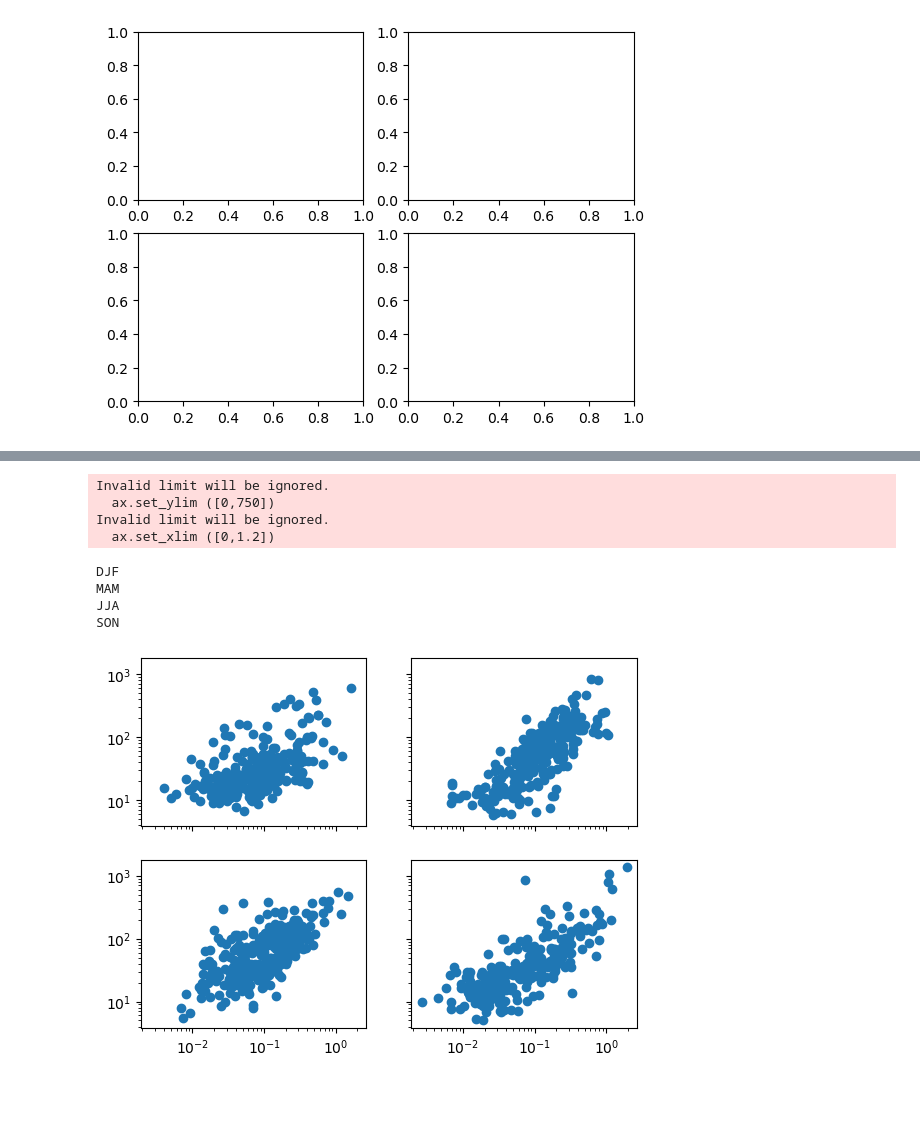
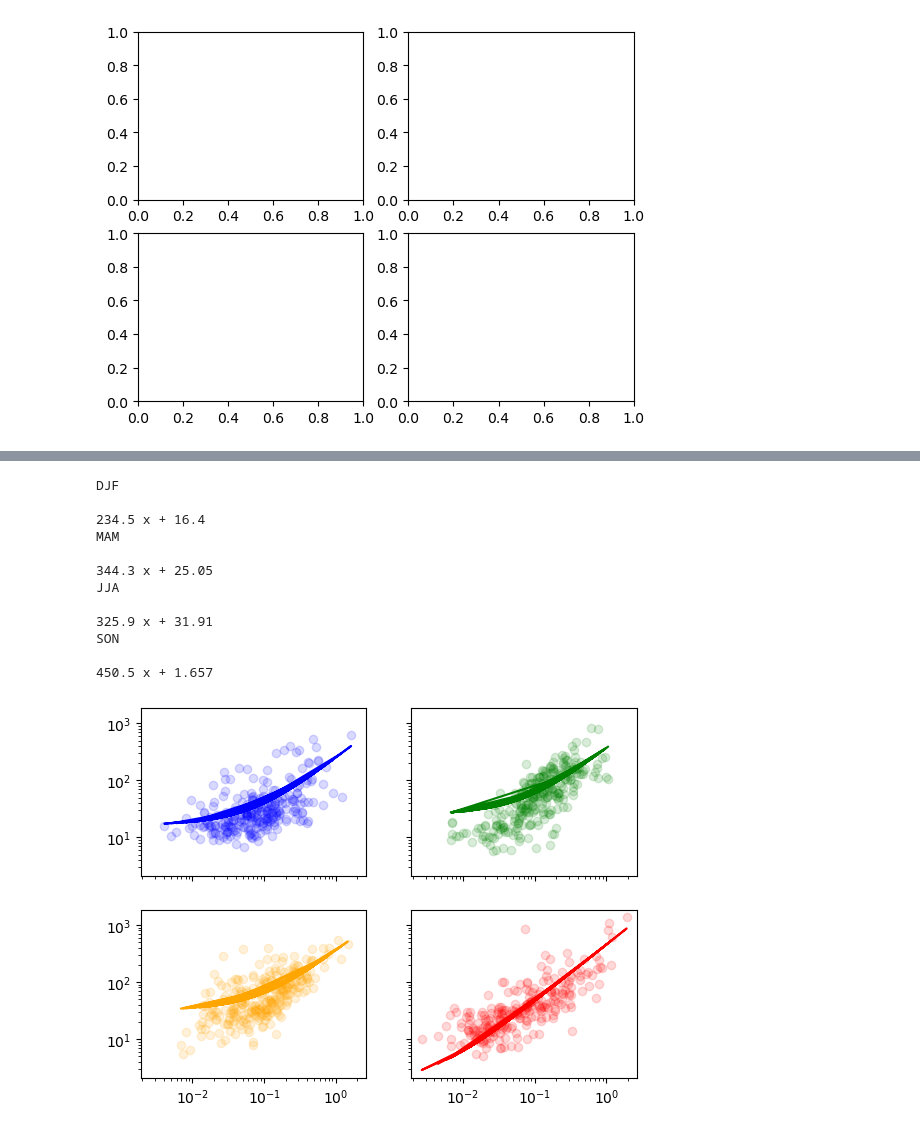
Before and after one commit to eScience-course/-Tjaernoe2022-group1, a Jupyter notebook: notebooks/Stefan/N100 Model vs SO4.ipynb, the cells around one changed output, grey strips where cells are left out. Saved outputs shown, nothing was run; the diff lists cells and outputs as text; code cells hidden in the pictures; blank space fills up the shorter version.

Commit message:
N100 vs SO4 Model data by season

```diff
--- a/notebooks/Stefan/N100 Model vs SO4.ipynb
+++ b/notebooks/Stefan/N100 Model vs SO4.ipynb
@@ -99,6 +99,8 @@ Data variables:
     N100      (location, season, lev) float64 dask.array<chunksize=(5, 1, 32), meta=np.ndarray>
     N200      (location, season, lev) float64 dask.array<chunksize=(5, 1, 32), meta=np.ndarray>
     N50       (location, season, lev) float64 dask.array<chunksize=(5, 1, 32), meta=np.ndarray>
+# %%
+ds_season = ds_season.load()
 # %%
 for seas in ds_season.season:
     plt.scatter(x = ds_season['SO4_tot'].sel(season=seas,location = 'Zeppelin'),
@@ -133,6 +135,8 @@ plt.legend()
 # %%
 percentage_SO4 = (ds_season['SO4_tot']/(ds_season['SO4_tot'].max()))
 percentage_N100 = (ds_season['N100']/(ds_season['N100'].max()))
+percentage_SO4 = percentage_SO4.load()
+percentage_N100 = percentage_N100.load()
 # %%
 factor = percentage_SO4 / percentage_N100
 N100_div_SO4 = percentage_N100/percentage_SO4
@@ -232,0 +225,20 @@ _ds['season'] = _ds['time.season']
+# %%
+fig, axs = plt.subplots(2,2, sharex=True, sharey=True)
+#ax.set_ylim ([0,750])
+#ax.set_xlim ([0,1.2])
+
+
+
+for seas, ax, col in zip(['DJF','MAM','JJA','SON'], axs.flatten(),['blue','green','orange','red']):
+    print(seas)
+    _dss = _ds.where(_ds['season']==seas)
+    _dss = _dss.to_dataframe().dropna()
+    ax.scatter(x=_dss['SO4_tot'], y=_dss['N50'],c= col, alpha = 0.2)
+    z = np.polyfit(_dss['SO4_tot'], _dss['N50'], 1)
+    p = np.poly1d(z)
+    ax.plot( _dss['SO4_tot'], p( _dss['SO4_tot']), c = col, )
+    print(p)
+    ax.set_ylim ([0,750])
+    ax.set_xlim ([0,1.2])
+    #ax.set_yscale ('log')
+    #ax.set_xscale ('log')
@@ -233,26 +259,34 @@ _ds['season'] = _ds['time.season']
 # %%
 fig, axs = plt.subplots(2,2, sharex=True, sharey=True)
-ax.set_ylim ([0,750])
-ax.set_xlim ([0,1.2])
+#ax.set_ylim ([0,750])
+#ax.set_xlim ([0,1.2])
 
 
 
-for seas, ax in zip(['DJF','MAM','JJA','SON'], axs.flatten()):
+for seas, ax, col in zip(['DJF','MAM','JJA','SON'], axs.flatten(),['blue','green','orange','red']):
     print(seas)
     _dss = _ds.where(_ds['season']==seas)
-    #_dss = _dss.to_dataframe().dropna()
-    ax.scatter(x=_dss['SO4_tot'], y=_dss['N50'],)
+    _dss = _dss.to_dataframe().dropna()
+    ax.scatter(x=_dss['SO4_tot'], y=_dss['N50'],c= col, alpha = 0.15)
+    z = np.polyfit(_dss['SO4_tot'], _dss['N50'], 1)
+    p = np.poly1d(z)
+    ax.plot( _dss['SO4_tot'], p( _dss['SO4_tot']), c = col, )
+    print(p)
     #ax.set_ylim ([0,750])
     #ax.set_xlim ([0,1.2])
     ax.set_yscale ('log')
     ax.set_xscale ('log')
 # %% [output]
-Invalid limit will be ignored.
-  ax.set_ylim ([0,750])
-Invalid limit will be ignored.
-  ax.set_xlim ([0,1.2])
+DJF
+
+234.5 x + 16.4
+MAM
+
+344.3 x + 25.05
+JJA
+
+325.9 x + 31.91
+SON
+
+450.5 x + 1.657
-DJF
-MAM
-JJA
-SON
-[figure, old version]
+[figure, new version]
```
Also changed, not shown: parts of 7 cells of this notebook, 2 other files.
